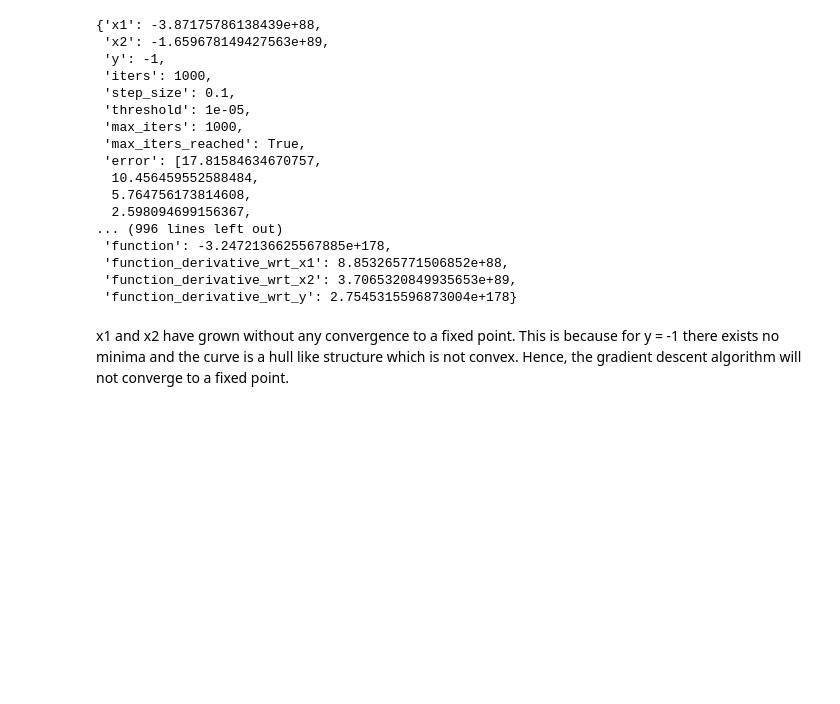
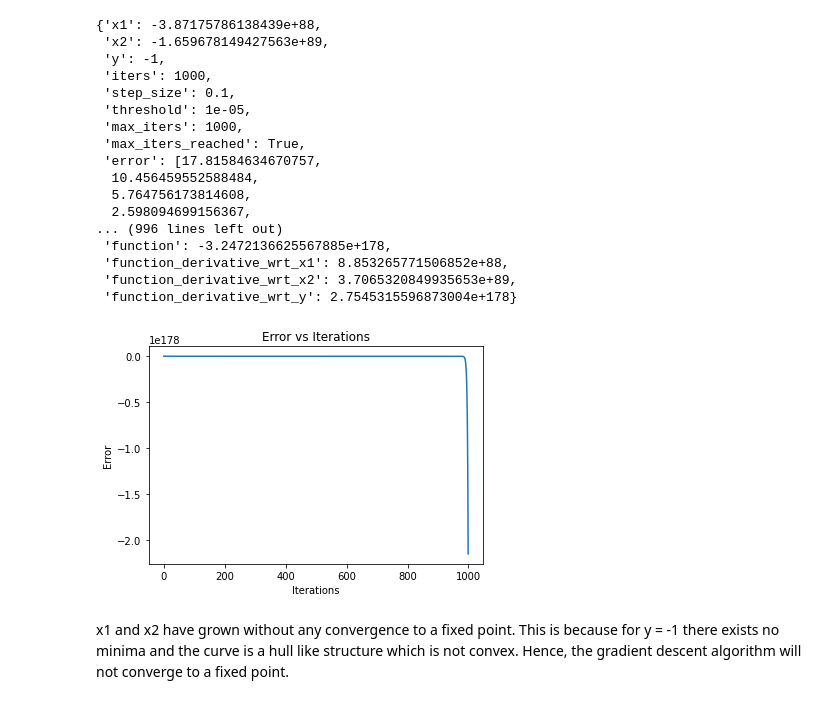
Before and after one commit to aflah02/DL_Assignments, a Jupyter notebook: Assignment_1/Part_2/Main.ipynb, the cells around one changed output. Cells and saved outputs as stored; diff of their text form; code cells hidden in the pictures; blank space fills up the shorter version.

```diff
--- a/Assignment_1/Part_2/Main.ipynb
+++ b/Assignment_1/Part_2/Main.ipynb
@@ -143,7 +149,7 @@ plt.show()
 x1_initial = random.uniform(-10, 10)
 x2_initial = random.uniform(-10, 10)
 y_initial = -1
-optimization_result = gradient_descent_optimization(x1_initial, x2_initial, y_initial, 0.1, 1e-5, 'PartE.txt', max_iters=1000)
+optimization_result = gradient_descent_optimization(x1_initial, x2_initial, y_initial, 0.1, 1e-5, 'PartF.txt', max_iters=1000)
 # %%
 optimization_result
 # %% [output]
@@ -164,5 +170,14 @@ optimization_result
  'function_derivative_wrt_x1': 8.853265771506852e+88,
  'function_derivative_wrt_x2': 3.7065320849935653e+89,
  'function_derivative_wrt_y': 2.7545315596873004e+178}
+# %%
+# Plot the error vs iterations
+plt.plot(optimization_result['error'])
+plt.xlabel('Iterations')
+plt.ylabel('Error')
+plt.title('Error vs Iterations')
+plt.show()
+# %% [output]
+[figure, added]
 # %% [markdown]
 x1 and x2 have grown without any convergence to a fixed point. This is because for y = -1 there exists no minima and the curve is a hull like structure which is not convex. Hence, the gradient descent algorithm will not converge to a fixed point.
```
Also changed, not shown: parts of 12 cells of this notebook, 14 other files.
